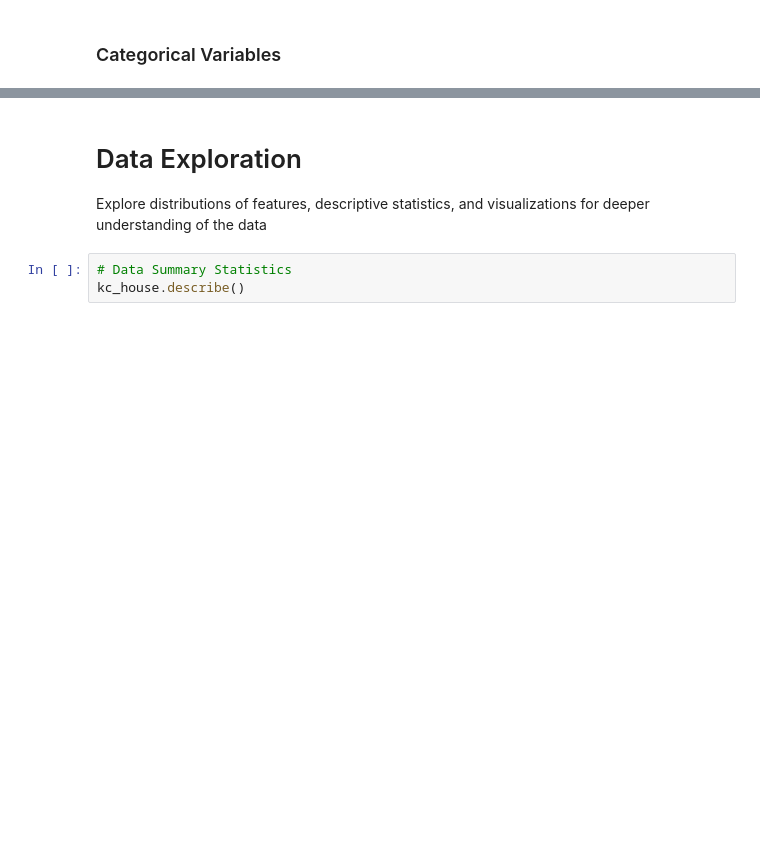
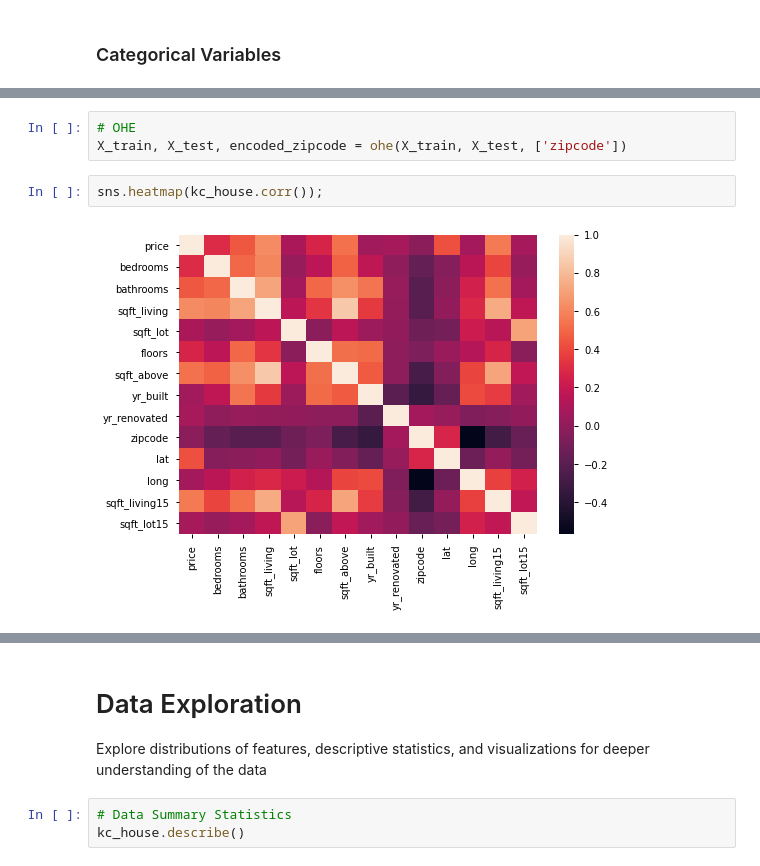
Before and after one commit to alvaromendizabal/dsc-phase-2-project-v2-3, a Jupyter notebook: notebook_final.ipynb, the cells around one changed output, grey strips where cells are left out. Drawn from its saved outputs; the diff is of its cells as text; blank space fills up the shorter version.

```diff
--- a/notebook_final.ipynb
+++ b/notebook_final.ipynb
@@ -317,0 +517,7 @@ kc_house.head()
+# %%
+# OHE
+X_train, X_test, encoded_zipcode = ohe(X_train, X_test, ['zipcode'])
+# %%
+sns.heatmap(kc_house.corr());
+# %% [output]
+[figure, added]
```
Also changed, not shown: parts of 102 cells of this notebook.
